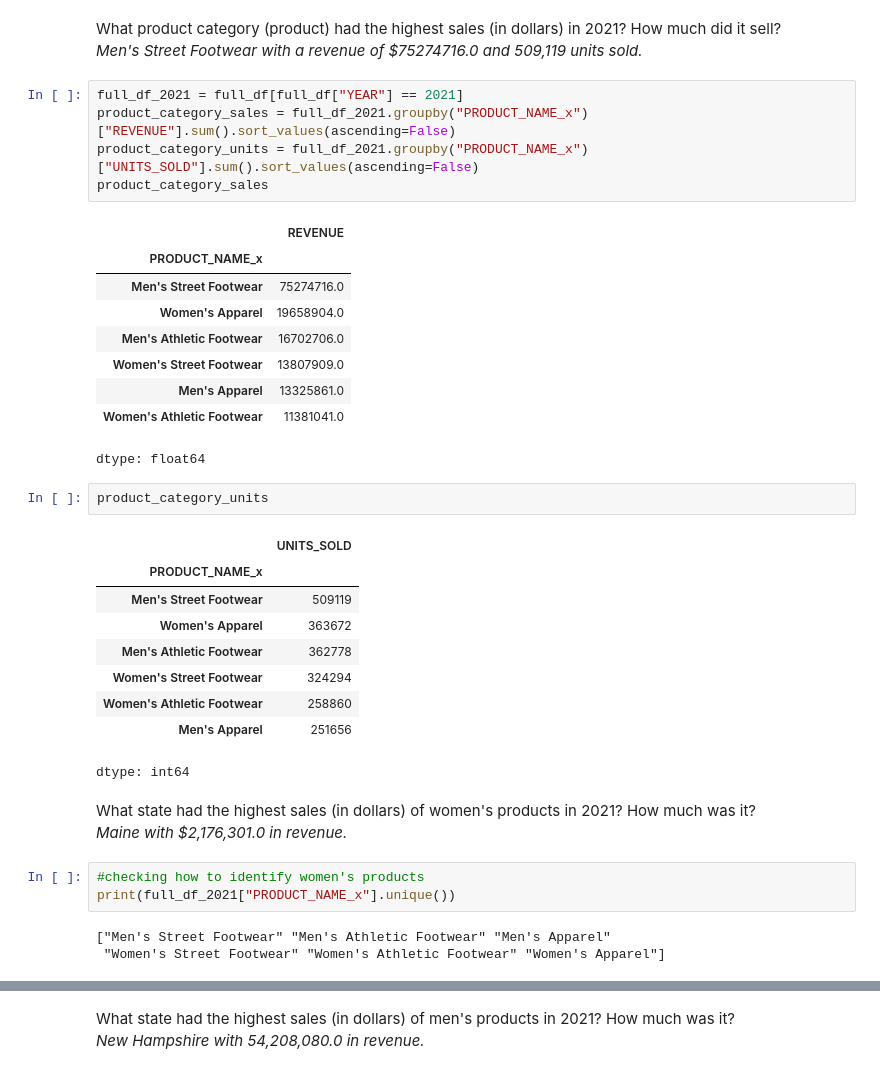
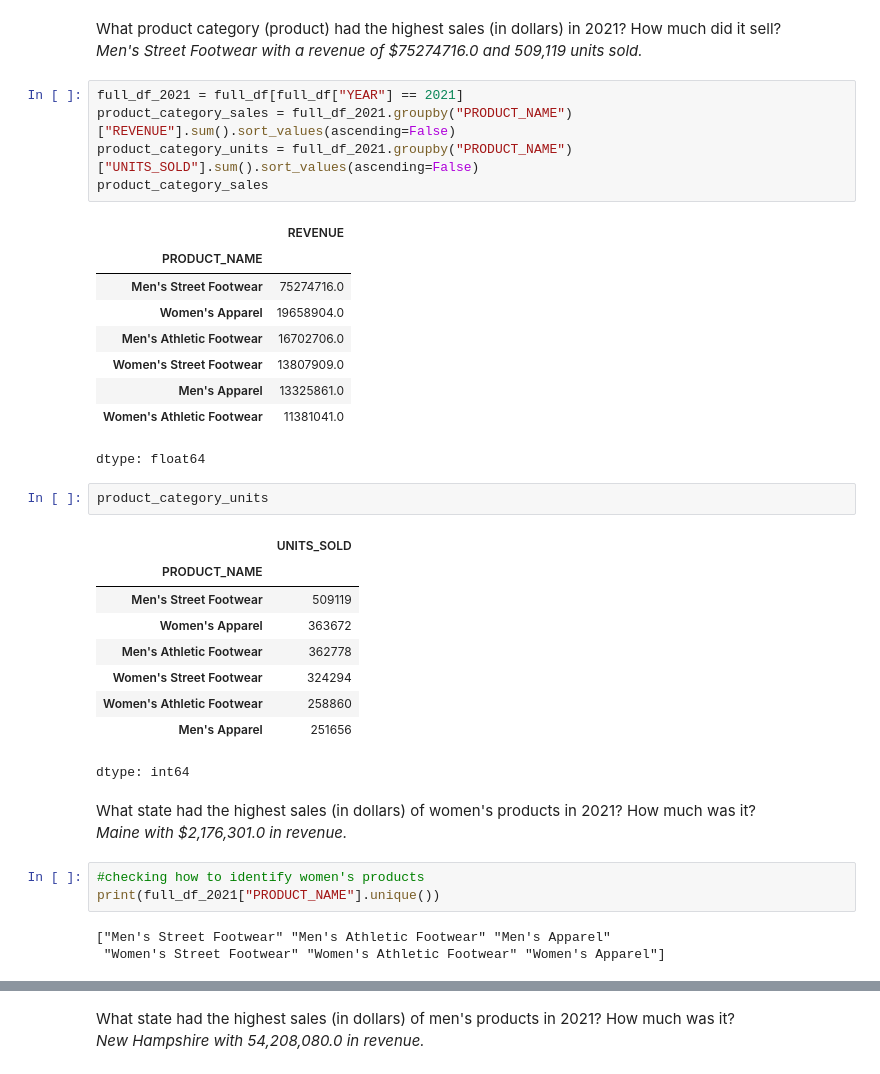
Before and after one commit to mianorris314/RUSH-analytics, a Jupyter notebook: GENBUS885_Final_Norris_M.ipynb, the cells around one changed output, grey strips where cells are left out. Drawn from its saved outputs; the diff is of its cells as text.

Commit message:
Changing the order of the data cleaning to make the full_df last. Prior, I made the full_df and cleaned the original dataframes after, so full_df did not contain the "clean" data.

```diff
--- a/GENBUS885_Final_Norris_M.ipynb
+++ b/GENBUS885_Final_Norris_M.ipynb
@@ -327,12 +326,12 @@ What product category (product) had the highest sales (in dollars) in 2021? How
 *Men's Street Footwear	with a revenue of $75274716.0 and 509,119 units sold.*
 # %%
 full_df_2021 = full_df[full_df["YEAR"] == 2021]
-product_category_sales = full_df_2021.groupby("PRODUCT_NAME_x")["REVENUE"].sum().sort_values(ascending=False)
-product_category_units = full_df_2021.groupby("PRODUCT_NAME_x")["UNITS_SOLD"].sum().sort_values(ascending=False)
+product_category_sales = full_df_2021.groupby("PRODUCT_NAME")["REVENUE"].sum().sort_values(ascending=False)
+product_category_units = full_df_2021.groupby("PRODUCT_NAME")["UNITS_SOLD"].sum().sort_values(ascending=False)
 product_category_sales
 # %% [output]
 |  | REVENUE |
-| PRODUCT_NAME_x |  |
+| PRODUCT_NAME |  |
 | Men's Street Footwear | 75274716.0 |
 | Women's Apparel | 19658904.0 |
 | Men's Athletic Footwear | 16702706.0 |
@@ -344,7 +343,7 @@ dtype: float64
 product_category_units
 # %% [output]
 |  | UNITS_SOLD |
-| PRODUCT_NAME_x |  |
+| PRODUCT_NAME |  |
 | Men's Street Footwear | 509119 |
 | Women's Apparel | 363672 |
 | Men's Athletic Footwear | 362778 |
@@ -357,7 +356,7 @@ What state had the highest sales (in dollars) of women's products in 2021? How m
 *Maine with $2,176,301.0 in revenue.*
 # %%
 #checking how to identify women's products
-print(full_df_2021["PRODUCT_NAME_x"].unique())
+print(full_df_2021["PRODUCT_NAME"].unique())
 # %% [output]
 ["Men's Street Footwear" "Men's Athletic Footwear" "Men's Apparel"
  "Women's Street Footwear" "Women's Athletic Footwear" "Women's Apparel"]
```
Also changed, not shown: parts of 8 cells of this notebook.
